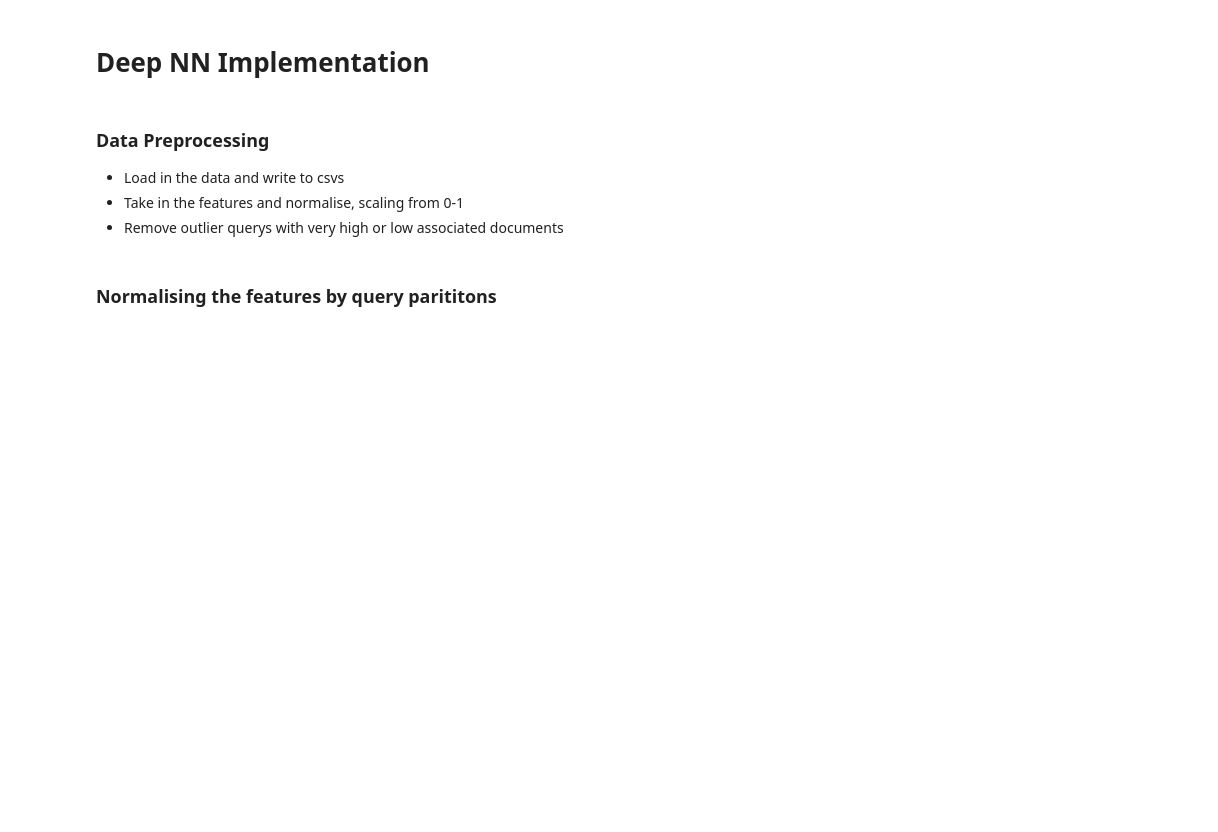
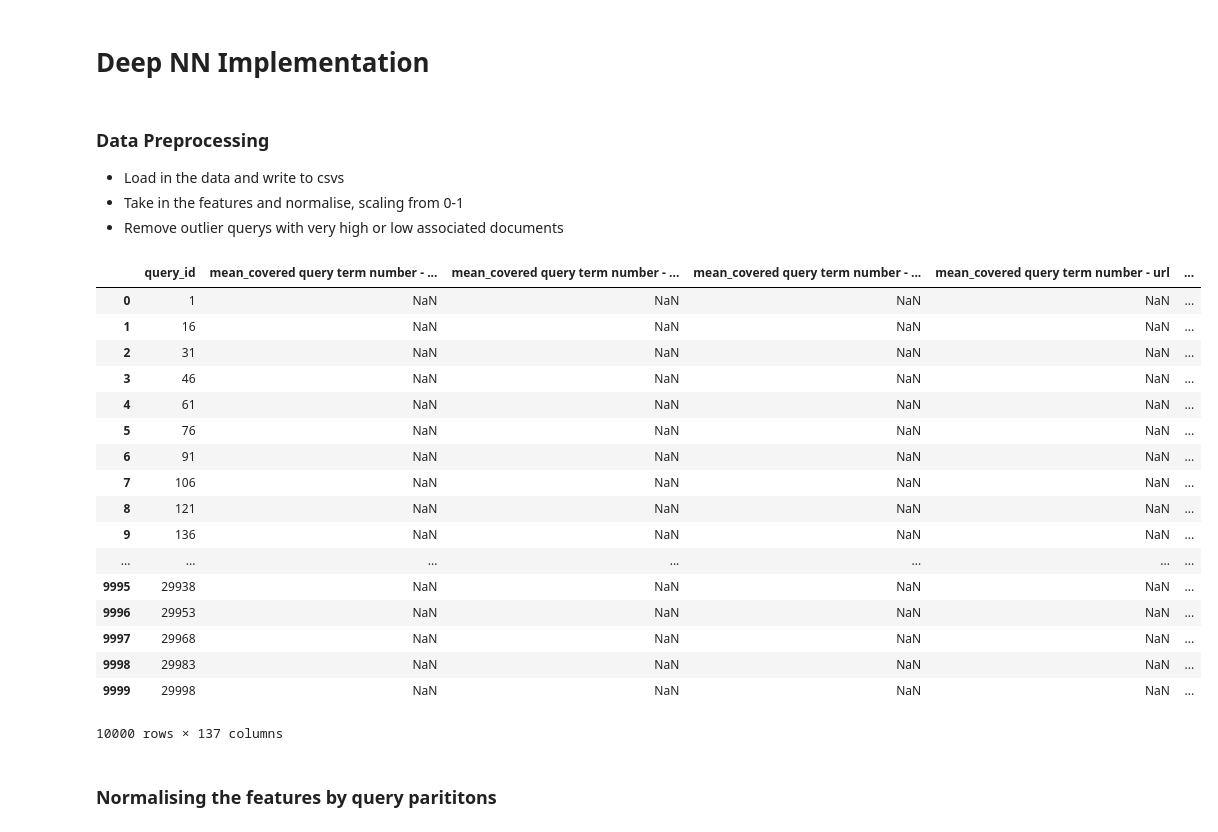
Before and after one commit to flamit/ucl_irdm2017_project2_group1, a Jupyter notebook: notebooks/deep_nn.ipynb, the cells around one changed output. Cells and saved outputs as stored; diff of their text form; code cells hidden in the pictures; blank space fills up the shorter version.

```diff
--- a/notebooks/deep_nn.ipynb
+++ b/notebooks/deep_nn.ipynb
@@ -46,7 +47,7 @@ unique_qry = full_data["query_id"].unique()
 # Find stats about features in order to normalise
 mean_params = []
 max_params = []
-min_parms = []
+min_params = []
 
 for q_id in unique_qry:
     query = full_data[full_data['query_id'] == q_id].drop(['label', 'query_id'], axis=1)
@@ -55,6 +56,7 @@ for q_id in unique_qry:
     min_values = list(query.min())
     mean_params.append([q_id] + average)
     max_params.append([q_id] + max_values)
+    min_params.append([q_id] + min_values)
 # %%
 mean_cleaned = pd.DataFrame(mean_params)
 mean_cleaned.columns = ["query_id"] + ["mean_" + col for col in full_data.columns[2:]]
@@ -64,6 +66,27 @@ max_cleaned.columns = ["query_id"] + ["max_" + col for col in full_data.columns[
 
 min_cleaned = pd.DataFrame(max_params)
 min_cleaned.columns = ["query_id"] + ["max_" + col for col in full_data.columns[2:]]
+# %%
+mean_cleaned
+# %% [output]
+|  | query_id | mean_covered query term number - ... | mean_covered query term number - ... | mean_covered query term number - ... | mean_covered query term number - url | ... |
+| 0 | 1 | NaN | NaN | NaN | NaN | ... |
+| 1 | 16 | NaN | NaN | NaN | NaN | ... |
+| 2 | 31 | NaN | NaN | NaN | NaN | ... |
+| 3 | 46 | NaN | NaN | NaN | NaN | ... |
+| 4 | 61 | NaN | NaN | NaN | NaN | ... |
+| 5 | 76 | NaN | NaN | NaN | NaN | ... |
+| 6 | 91 | NaN | NaN | NaN | NaN | ... |
+| 7 | 106 | NaN | NaN | NaN | NaN | ... |
+| 8 | 121 | NaN | NaN | NaN | NaN | ... |
+| 9 | 136 | NaN | NaN | NaN | NaN | ... |
+| ... | ... | ... | ... | ... | ... | ... |
+| 9995 | 29938 | NaN | NaN | NaN | NaN | ... |
+| 9996 | 29953 | NaN | NaN | NaN | NaN | ... |
+| 9997 | 29968 | NaN | NaN | NaN | NaN | ... |
+| 9998 | 29983 | NaN | NaN | NaN | NaN | ... |
+| 9999 | 29998 | NaN | NaN | NaN | NaN | ... |
+10000 rows × 137 columns
 # %% [markdown]
 ### Normalising the features by query parititons
 # %%
```
Also changed, not shown: parts of 3 cells of this notebook.
